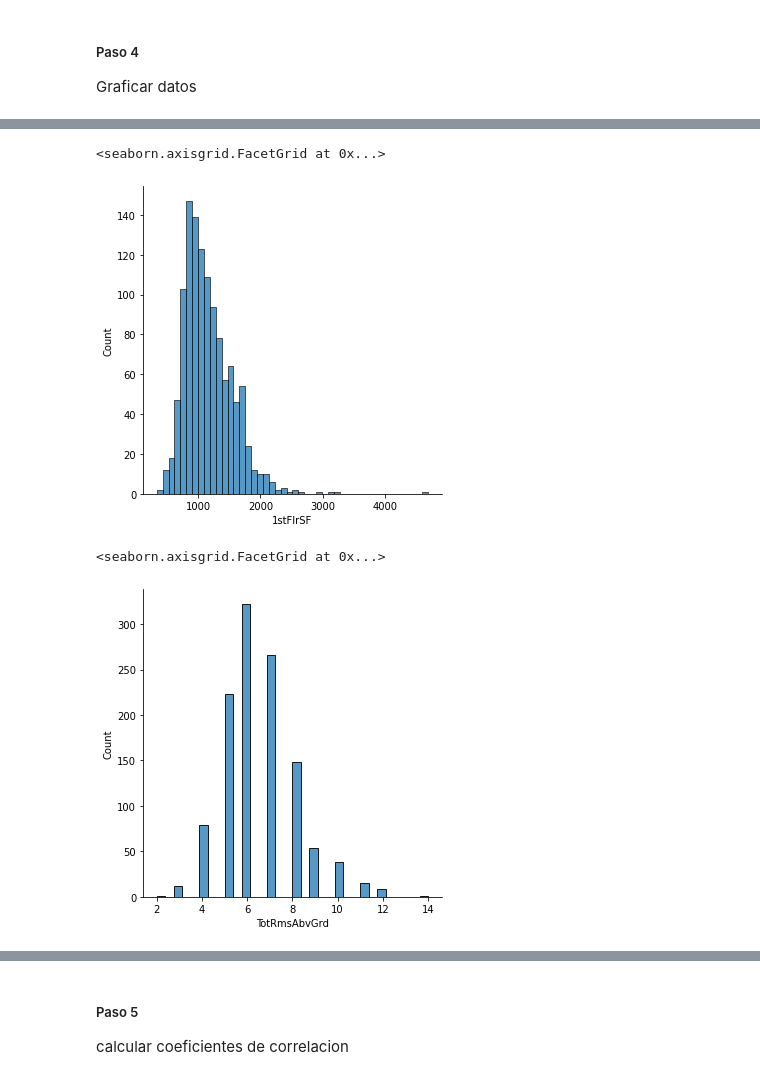
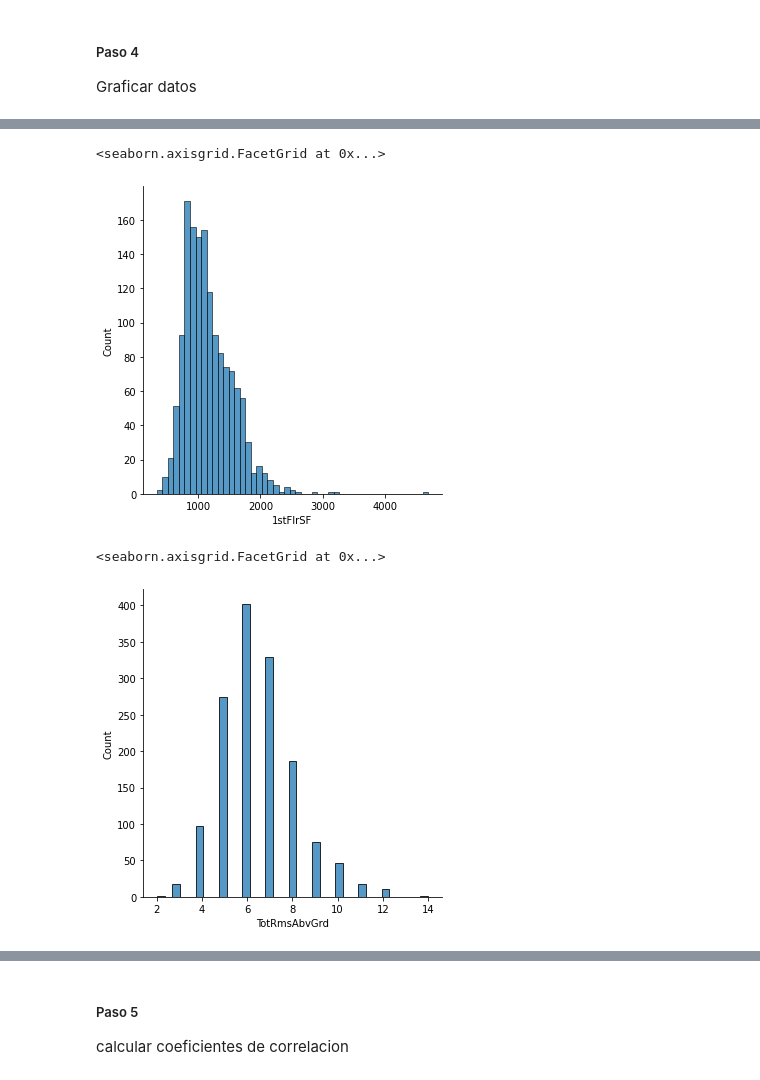
Before and after one commit to renatocoronado/proyecto1, a Jupyter notebook: proyecto_1.ipynb, the cells around one changed output, grey strips where cells are left out. Cells and saved outputs as stored; diff of their text form; code cells hidden in the pictures.

```diff
--- a/proyecto_1.ipynb
+++ b/proyecto_1.ipynb
@@ -130,17 +218,17 @@ seaborn.displot(data=data_entrenamiento, x="OverallQual")
 # %%
 # graficar pies cuadrados del primer piso
 
-seaborn.displot(data=data_entrenamiento, x="1stFlrSF")
+seaborn.displot(data=data, x="1stFlrSF")
 # %% [output]
 <seaborn.axisgrid.FacetGrid at 0x...>
-[figure, old version]
+[figure, new version]
 # %%
 # graficar cuartos totales
 
-seaborn.displot(data=data_entrenamiento, x="TotRmsAbvGrd")
+seaborn.displot(data=data, x="TotRmsAbvGrd")
 # %% [output]
 <seaborn.axisgrid.FacetGrid at 0x...>
-[figure, old version]
+[figure, new version]
 # %%
 # graficar el año de construccion
 
```
Also changed, not shown: parts of 58 cells of this notebook.
